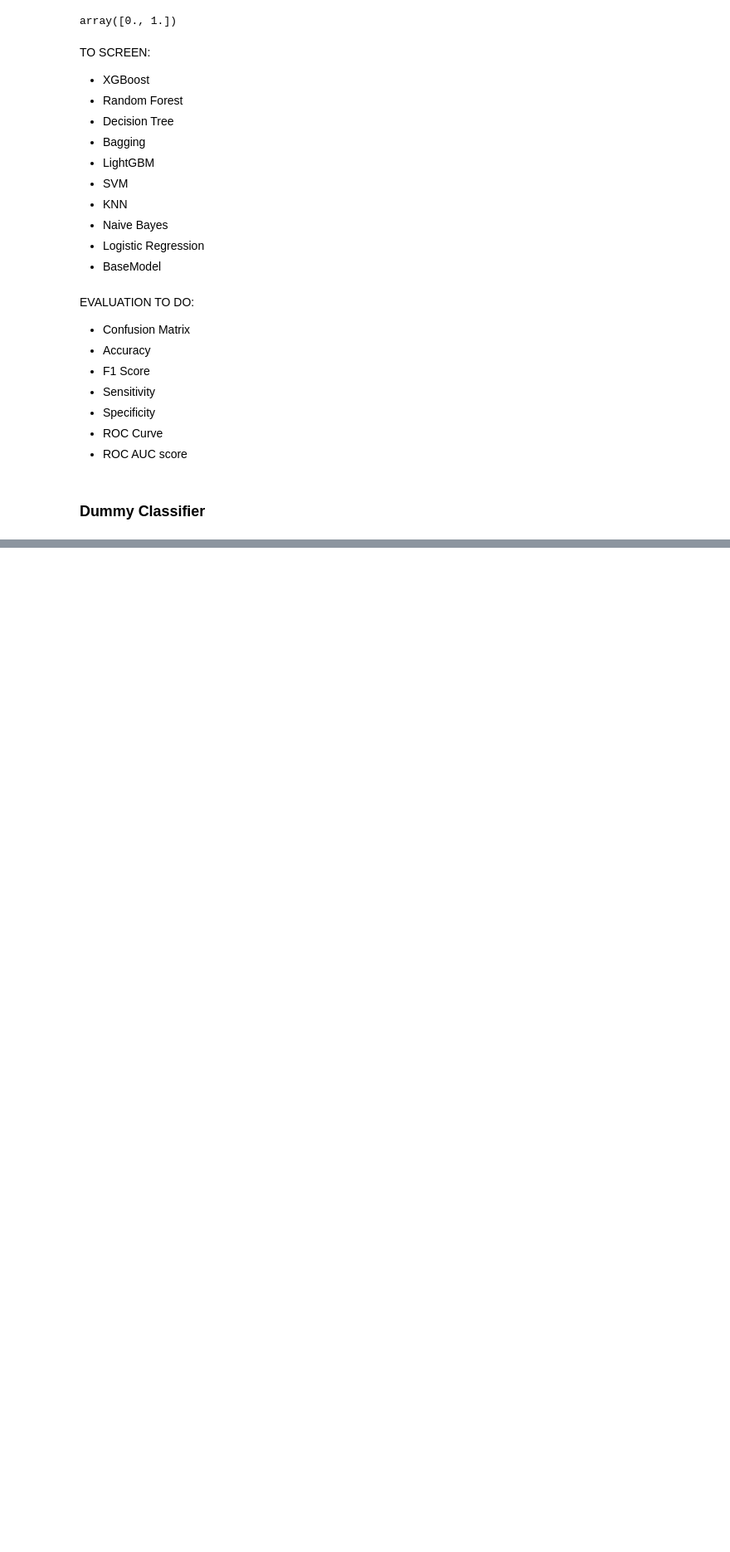
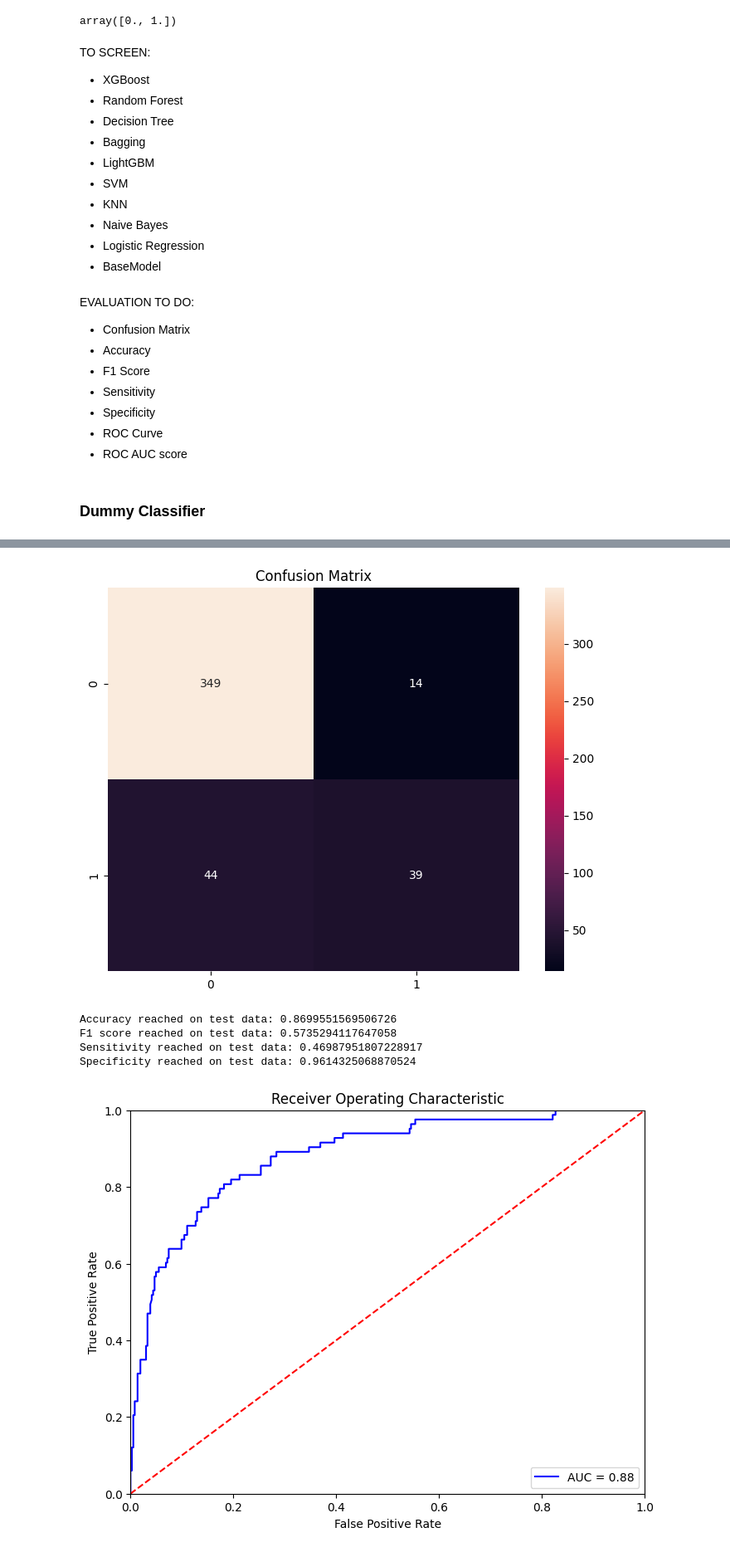
Before and after one commit to Michciak/DataGigaChads_BHL9, a Jupyter notebook: modeling.ipynb, the cells around one changed output, grey strips where cells are left out. Shown at 83% size. Saved outputs shown, nothing was run; the diff lists cells and outputs as text; code cells hidden in the pictures; blank space fills up the shorter version.

```diff
--- a/modeling.ipynb
+++ b/modeling.ipynb
@@ -139,0 +141,15 @@ dummy_eval = evaluate_model(y_test, dummy_pred, preds)
+# %%
+xgb = xgb.XGBClassifier(random_state = 2115)
+xgb.fit(X_train, y_train)
+xgb_pred = xgb.predict(X_test)
+class_probabilities = xgb.predict_proba(X_test)
+xgb_proba = class_probabilities[:, 1]
+xgb_cm, xgb_acc, xgb_f1, xgb_sensitivity, xgb_specificity, xgb_fpr, xgb_tpr, xgb_roc_auc = evaluate_model(y_test, xgb_pred, xgb_proba)
+summarize_evaluation(xgb_cm, xgb_acc, xgb_f1, xgb_sensitivity, xgb_specificity, xgb_fpr, xgb_tpr, xgb_roc_auc)
+# %% [output]
+[figure, added]
+Accuracy reached on test data: 0.8699551569506726
+F1 score reached on test data: 0.5735294117647058
+Sensitivity reached on test data: 0.46987951807228917
+Specificity reached on test data: 0.9614325068870524
+[figure, added]
```
Also changed, not shown: parts of 20 cells of this notebook, 1 other file.
